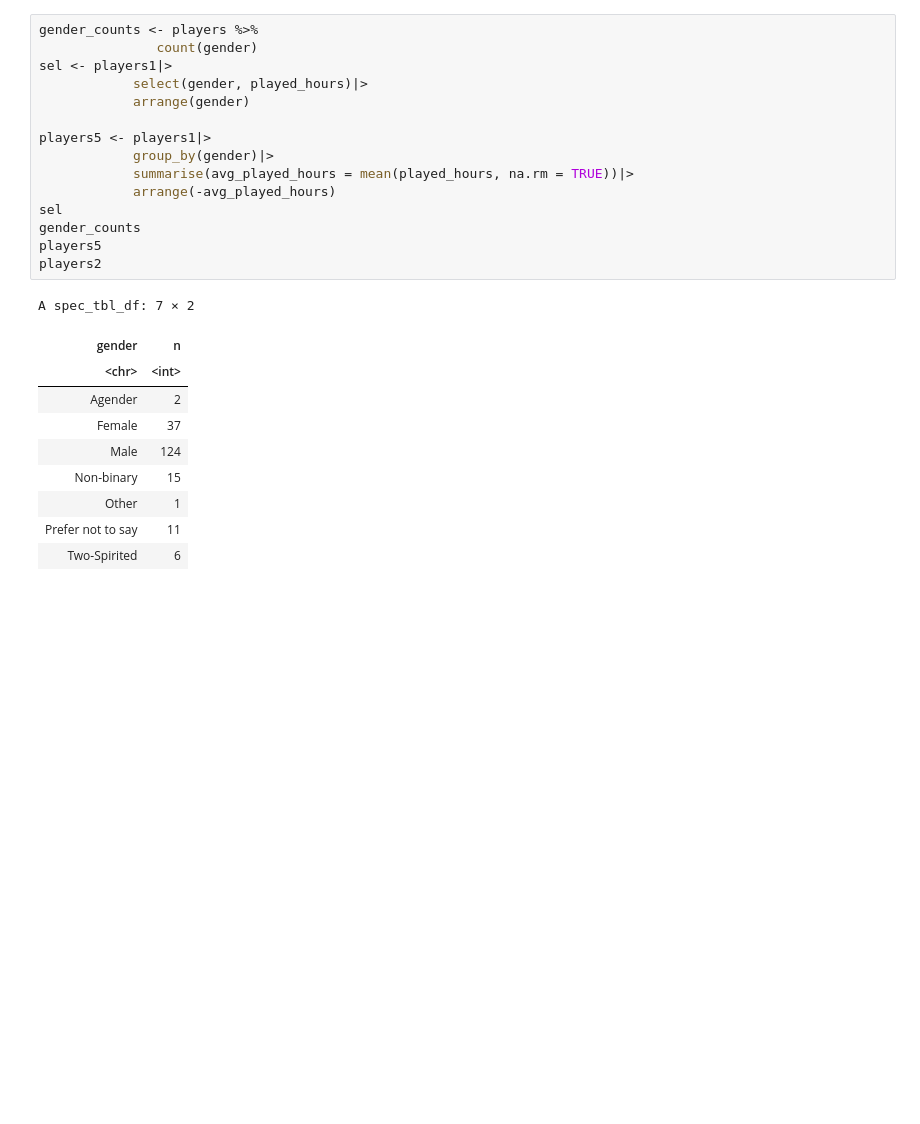
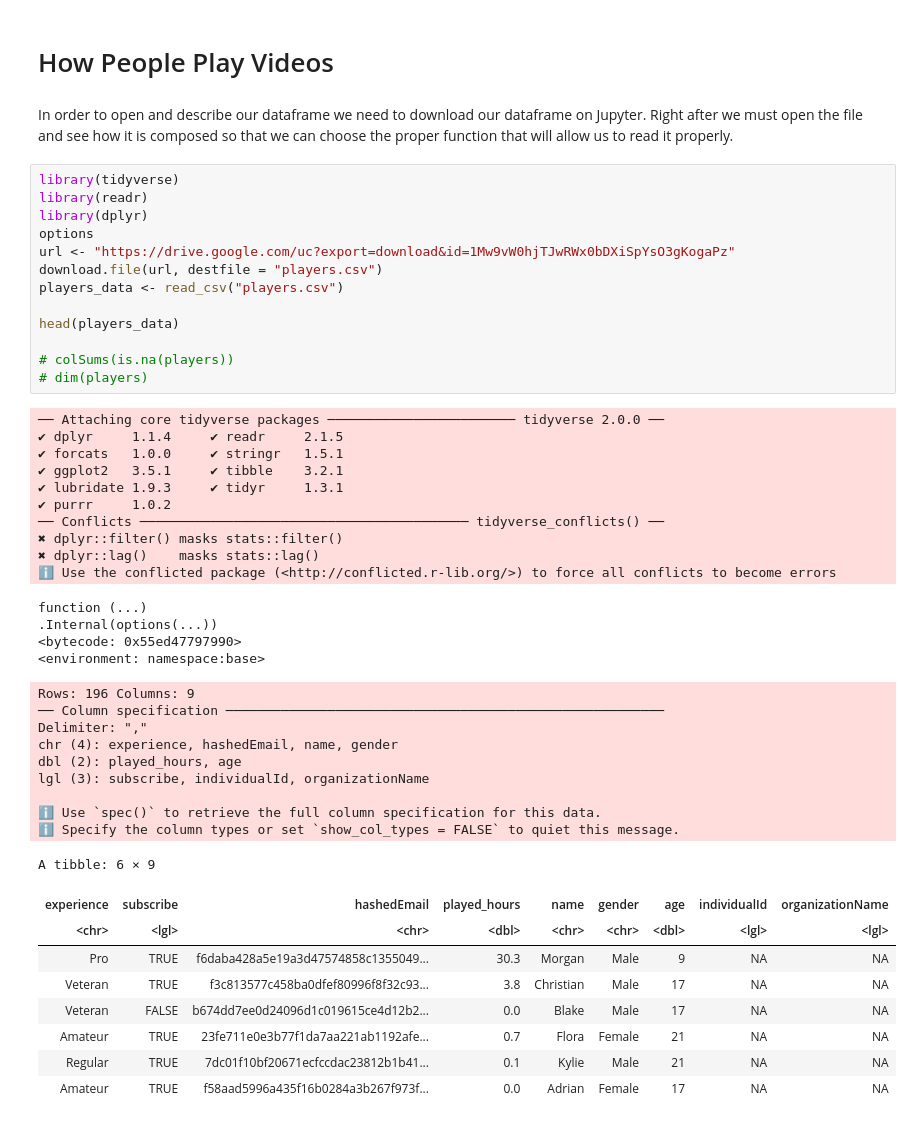
Before and after one commit to Gerardo2099/Gerardo2099-toy_ds_project, a Jupyter notebook: Project1.ipynb, the cells around one changed output. Saved outputs shown, nothing was run; the diff lists cells and outputs as text; blank space fills up the shorter version.

```diff
--- a/Project1.ipynb
+++ b/Project1.ipynb
@@ -44,26 +1,50 @@ lgl (3): subscribe, individualId, organizationName
-# %%
-gender_counts <- players %>%
-               count(gender)
-sel <- players1|>
-            select(gender, played_hours)|>
-            arrange(gender)
-
-players5 <- players1|>
-            group_by(gender)|>
-            summarise(avg_played_hours = mean(played_hours, na.rm = TRUE))|>
-            arrange(-avg_played_hours)
-sel
-gender_counts
-players5
-players2
-# %% [output]
-A spec_tbl_df: 7 × 2
-| gender | n |
-| <chr> | <int> |
-| Agender | 2 |
-| Female | 37 |
-| Male | 124 |
-| Non-binary | 15 |
-| Other | 1 |
-| Prefer not to say | 11 |
-| Two-Spirited | 6 |
+# %% [markdown]
+# How People Play Videos
+# %% [markdown]
+In order to open and describe our dataframe we need to download our dataframe on Jupyter. Right after we must open the file and see how it is composed so that we can choose the proper function that will allow us to read it properly.
+# %%
+library(tidyverse)
+library(readr)
+library(dplyr)
+options
+url <- "https://drive.google.com/uc?export=download&id=1Mw9vW0hjTJwRWx0bDXiSpYsO3gKogaPz"
+download.file(url, destfile = "players.csv")
+players_data <- read_csv("players.csv")
+
+head(players_data)
+
+# colSums(is.na(players))
+# dim(players)
+# %% [output]
+── Attaching core tidyverse packages ──────────────────────── tidyverse 2.0.0 ──
+✔ dplyr     1.1.4     ✔ readr     2.1.5
+✔ forcats   1.0.0     ✔ stringr   1.5.1
+✔ ggplot2   3.5.1     ✔ tibble    3.2.1
+✔ lubridate 1.9.3     ✔ tidyr     1.3.1
+✔ purrr     1.0.2
+── Conflicts ────────────────────────────────────────── tidyverse_conflicts() ──
+✖ dplyr::filter() masks stats::filter()
+✖ dplyr::lag()    masks stats::lag()
+ℹ Use the conflicted package (<http://conflicted.r-lib.org/>) to force all conflicts to become errors
+function (...)
+.Internal(options(...))
+<bytecode: 0x55ed47797990>
+<environment: namespace:base>
+Rows: 196 Columns: 9
+── Column specification ────────────────────────────────────────────────────────
+Delimiter: ","
+chr (4): experience, hashedEmail, name, gender
+dbl (2): played_hours, age
+lgl (3): subscribe, individualId, organizationName
+
+ℹ Use `spec()` to retrieve the full column specification for this data.
+ℹ Specify the column types or set `show_col_types = FALSE` to quiet this message.
+A tibble: 6 × 9
+| experience | subscribe | hashedEmail | played_hours | name | gender | age | individualId | organizationName |
+| <chr> | <lgl> | <chr> | <dbl> | <chr> | <chr> | <dbl> | <lgl> | <lgl> |
+| Pro | TRUE | f6daba428a5e19a3d47574858c1355049... | 30.3 | Morgan | Male | 9 | NA | NA |
+| Veteran | TRUE | f3c813577c458ba0dfef80996f8f32c93... | 3.8 | Christian | Male | 17 | NA | NA |
+| Veteran | FALSE | b674dd7ee0d24096d1c019615ce4d12b2... | 0.0 | Blake | Male | 17 | NA | NA |
+| Amateur | TRUE | 23fe711e0e3b77f1da7aa221ab1192afe... | 0.7 | Flora | Female | 21 | NA | NA |
+| Regular | TRUE | 7dc01f10bf20671ecfccdac23812b1b41... | 0.1 | Kylie | Male | 21 | NA | NA |
+| Amateur | TRUE | f58aad5996a435f16b0284a3b267f973f... | 0.0 | Adrian | Female | 17 | NA | NA |
```
Also changed, not shown: parts of 15 cells of this notebook.
